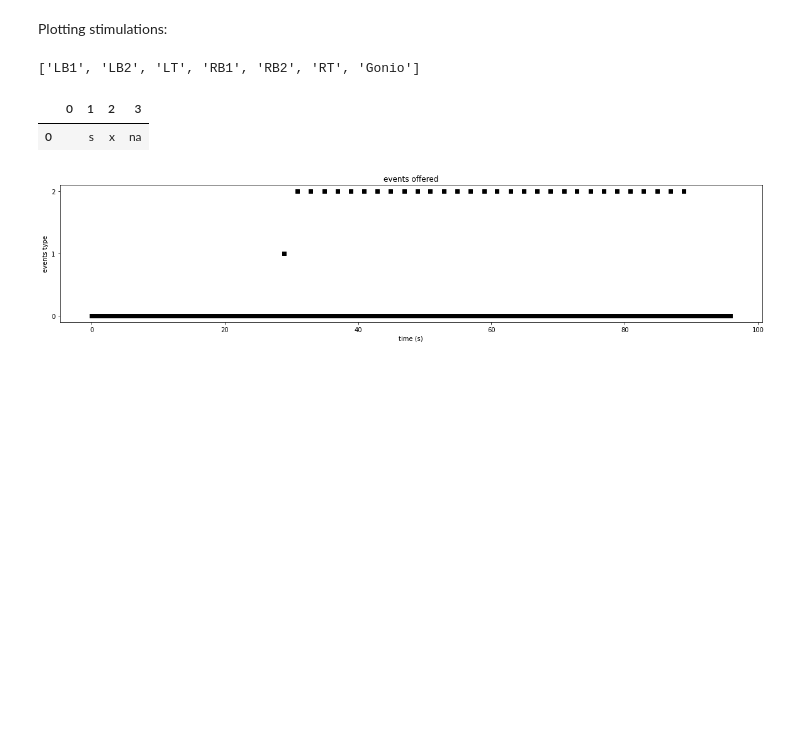
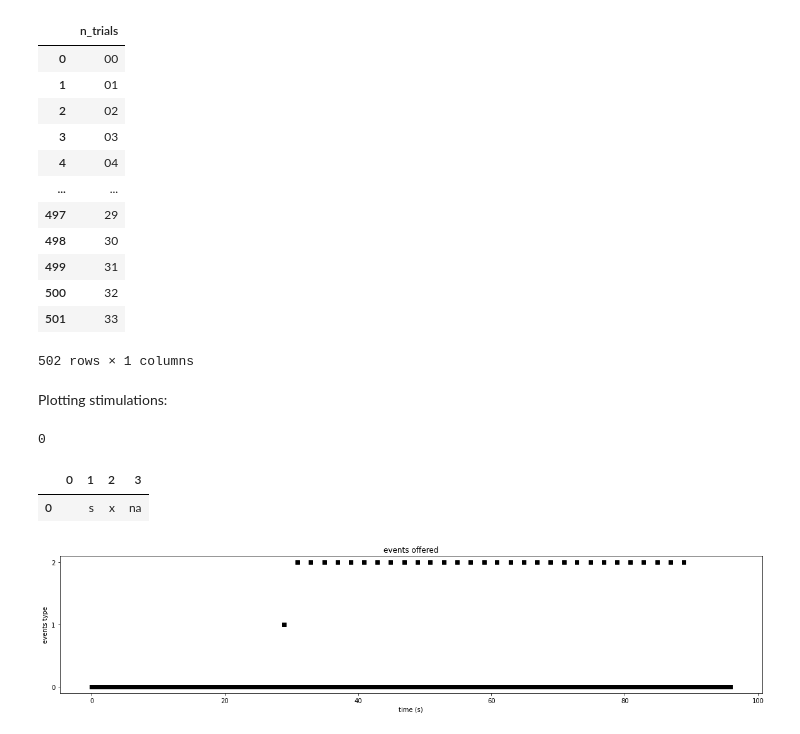
Before and after one commit to tmorshed/bme-1500, a Jupyter notebook: exploration.ipynb, the cells around one changed output. Drawn from its saved outputs; the diff is of its cells as text; code cells hidden in the pictures; blank space fills up the shorter version.

```diff
--- a/exploration.ipynb
+++ b/exploration.ipynb
@@ -96,0 +93,2 @@ _marker, _df_data=load_to_df(markers, npzs, 0)
+# %%
+marker_sids=pd.DataFrame([i.split("/")[-5] for i in markers], columns=['sid'])
@@ -96,0 +97,2 @@ _marker, _df_data=load_to_df(markers, npzs, 0)
+# %%
+fs=marker_sids.join(pd.DataFrame(markers, columns=['csvs'])).join(pd.DataFrame(npzs, columns=['npzs']).join(pd.DataFrame([i.split("/")[-1].split('_')[1] for i in markers], columns=['sess']))).set_index(['sid', 'sess']).sort_index()
@@ -97,9 +125,25 @@ _marker, _df_data=load_to_df(markers, npzs, 0)
+# %%
+b
+# %% [output]
+|  | n_trials |
+| 0 | 00 |
+| 1 | 01 |
+| 2 | 02 |
+| 3 | 03 |
+| 4 | 04 |
+| ... | ... |
+| 497 | 29 |
+| 498 | 30 |
+| 499 | 31 |
+| 500 | 32 |
+| 501 | 33 |
+502 rows × 1 columns
 # %% [markdown]
 Plotting stimulations:
-# %%
-raw.copy().pick_types(misc=True).ch_names
-# %% [output]
-['LB1', 'LB2', 'LT', 'RB1', 'RB2', 'RT', 'Gonio']
+# %%
+[_marker['stimInt']]
+# %% [output]
+0
 # %%
 b=np.array(_df_data.iloc[-1,:])
 fig,ax=plt.subplots(figsize=(20,4))
```
Also changed, not shown: parts of 12 cells of this notebook, 1 other file.
